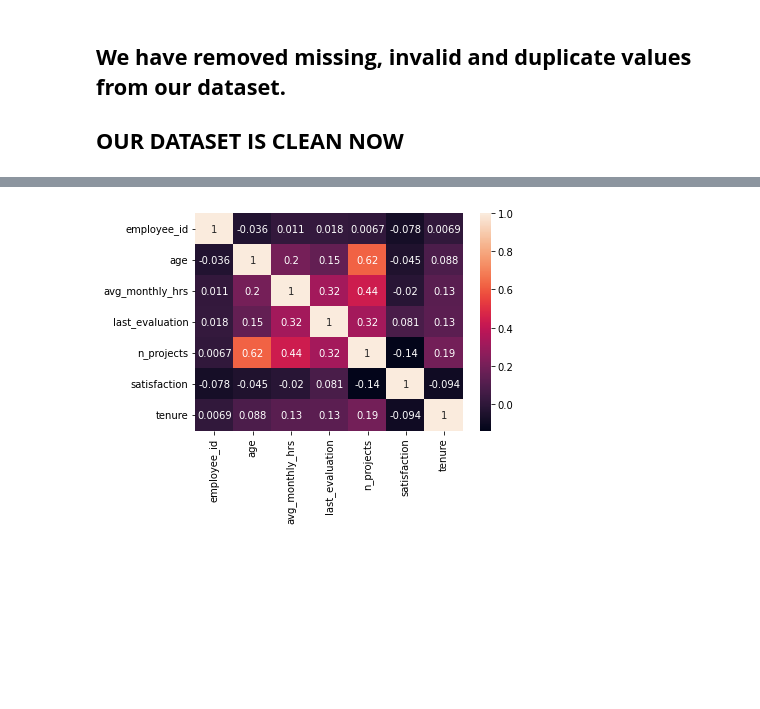
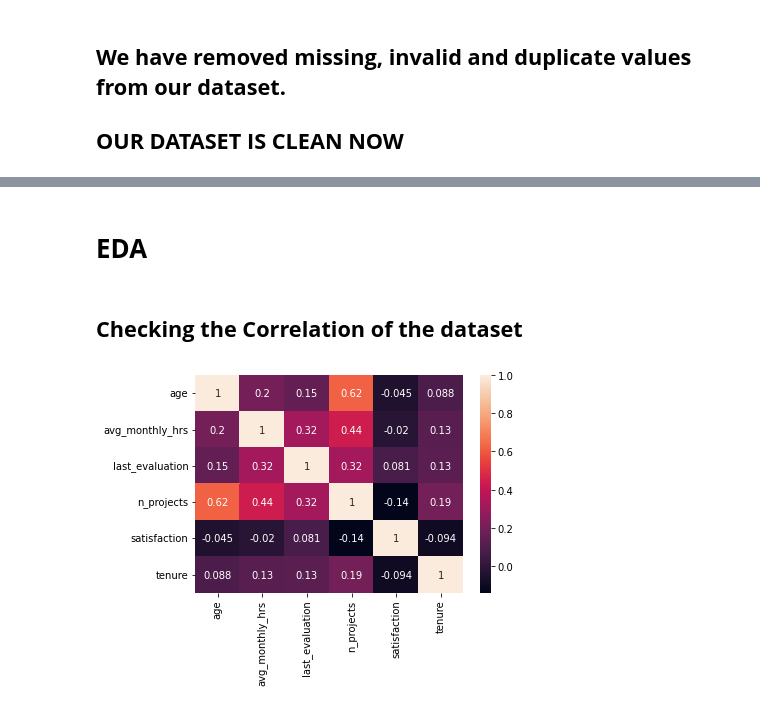
Before and after one commit to bhupeshmahara/INSAID-GCD-Capstone, a Jupyter notebook: 1005_GCD_Capstone_Project_Bhupesh.ipynb, the cells around one changed output, grey strips where cells are left out. Saved outputs shown, nothing was run; the diff lists cells and outputs as text; code cells hidden in the pictures; blank space fills up the shorter version.

```diff
--- a/1005_GCD_Capstone_Project_Bhupesh.ipynb
+++ b/1005_GCD_Capstone_Project_Bhupesh.ipynb
@@ -568,3 +561,8 @@ df_final.head()
 | 2 | 110888 | 42 | Male | Married | 152.0 | 0.673508 | 6 | medium | ... |
 | 3 | 115694 | 26 | Male | Unmarried | 167.0 | 0.874656 | 3 | medium | ... |
 | 4 | 107767 | 43 | Male | Married | 174.0 | 0.634783 | 5 | medium | ... |
+# %%
+# dropping 'employee_id' , 'dept_id' , 'dept_head' features as they don't add any importance to data while performing EDA
+
+df_final.drop(['employee_id', 'dept_id', 'dept_head'], axis=1, inplace = True)
+df_final.head()
@@ -571,6 +576,9 @@ df_final.head()
+# %% [markdown]
+# __EDA__
+# %% [markdown]
+## __Checking the Correlation of the dataset__
 # %%
-x = df_final.corr()
-sns.heatmap(x, annot=True)
+sns.heatmap(df_final.corr(), annot=True)
 plt.show()
 # %% [output]
-[figure, old version]
+[figure, new version]
```
Also changed, not shown: parts of 16 cells of this notebook.
